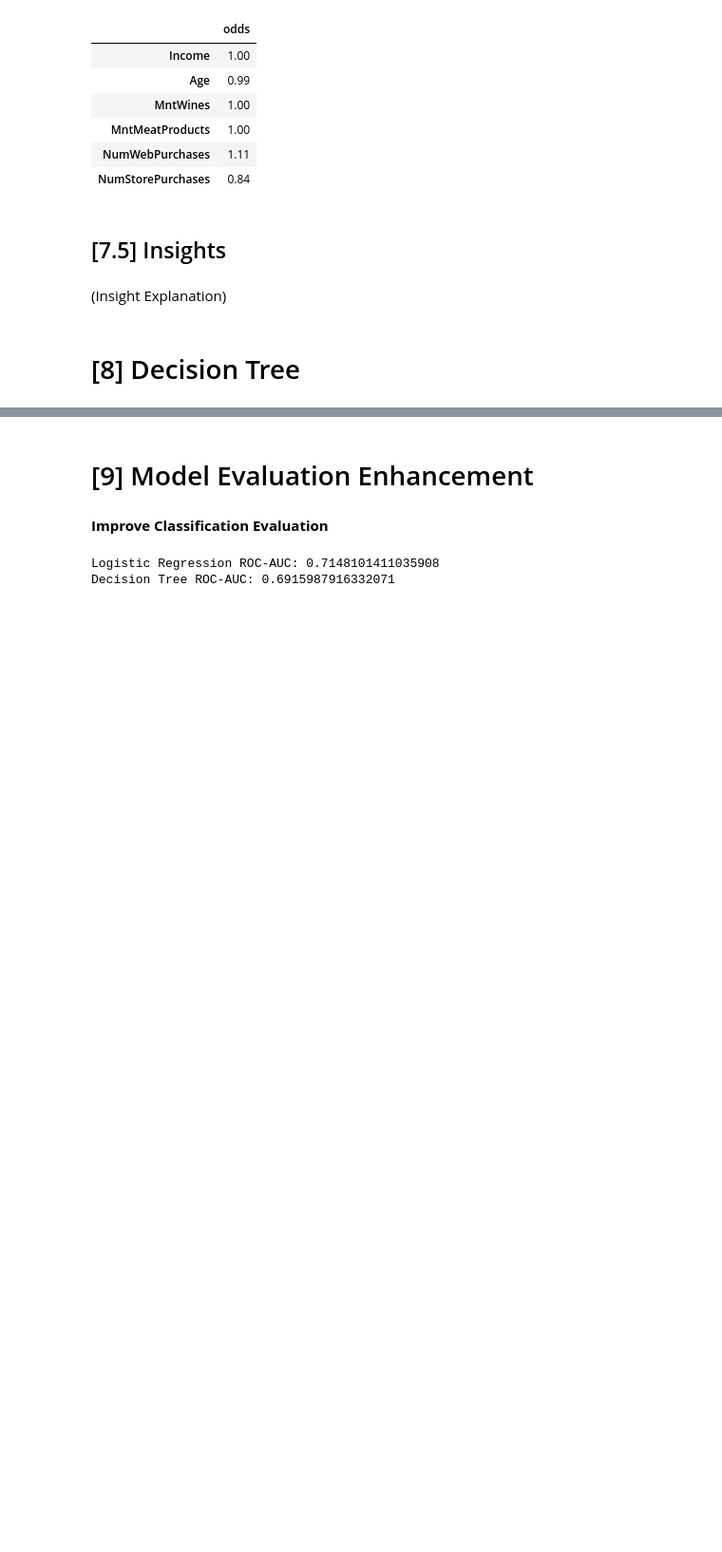
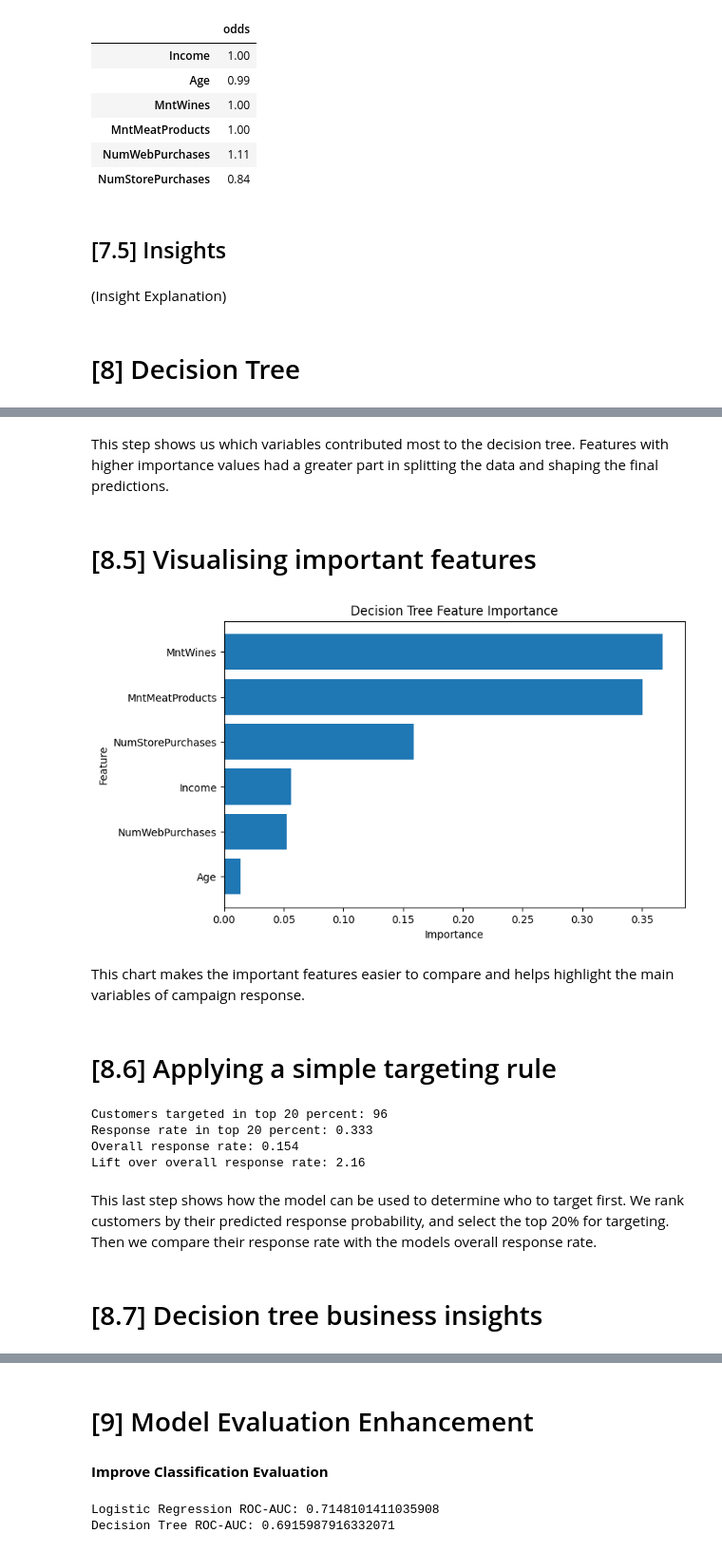
Before and after one commit to Luke-Dev-Tech/Business_intelligence_and_data-mining, a Jupyter notebook: BI_Project.ipynb, the cells around one changed output, grey strips where cells are left out. Shown at 95% size. Drawn from its saved outputs; the diff is of its cells as text; code cells hidden in the pictures; blank space fills up the shorter version.

```diff
--- a/BI_Project.ipynb
+++ b/BI_Project.ipynb
@@ -845,0 +907,7 @@ weighted avg       0.79      0.83      0.80       448
+# %%
+tree_importance = pd.DataFrame({
+    "Feature": X.columns,
+    "Importance": model_tree.feature_importances_
+}).sort_values(by="Importance", ascending=False)
+
+print(tree_importance)
@@ -845,0 +922,44 @@ weighted avg       0.79      0.83      0.80       448
+# %% [markdown]
+This step shows us which variables contributed most to the decision tree. Features with higher importance values had a greater part in splitting the data and shaping the final predictions.
+# %% [markdown]
+# [8.5] Visualising important features
+# %%
+plt.figure(figsize=(8, 5))
+plt.barh(tree_importance["Feature"], tree_importance["Importance"])
+plt.xlabel("Importance")
+plt.ylabel("Feature")
+plt.title("Decision Tree Feature Importance")
+plt.gca().invert_yaxis()
+plt.show()
+# %% [output]
+[figure, added]
+# %% [markdown]
+This chart makes the important features easier to compare and helps highlight the main variables of campaign response.
+# %% [markdown]
+# [8.6] Applying a simple targeting rule
+# %%
+tree_results = X_test.copy()
+tree_results["Actual_Response"] = y_test.values
+tree_results["Response_Probability"] = y_prob_tree
+
+cutoff = tree_results["Response_Probability"].quantile(0.80)
+tree_results["Target_Top20"] = (tree_results["Response_Probability"] >= cutoff).astype(int)
+
+targeted_count = tree_results["Target_Top20"].sum()
+top20_response_rate = tree_results.loc[tree_results["Target_Top20"] == 1, "Actual_Response"].mean()
+overall_response_rate = tree_results["Actual_Response"].mean()
+lift = top20_response_rate / overall_response_rate if overall_response_rate > 0 else 0
+
+print("Customers targeted in top 20 percent:", int(targeted_count))
+print("Response rate in top 20 percent:", round(top20_response_rate, 3))
+print("Overall response rate:", round(overall_response_rate, 3))
+print("Lift over overall response rate:", round(lift, 2))
+# %% [output]
+Customers targeted in top 20 percent: 96
+Response rate in top 20 percent: 0.333
+Overall response rate: 0.154
+Lift over overall response rate: 2.16
+# %% [markdown]
+This last step shows how the model can be used to determine who to target first. We rank customers by their predicted response probability, and select the top 20% for targeting. Then we compare their response rate with the models overall response rate.
+# %% [markdown]
+# [8.7] Decision tree business insights
```
Also changed, not shown: parts of 18 cells of this notebook.
